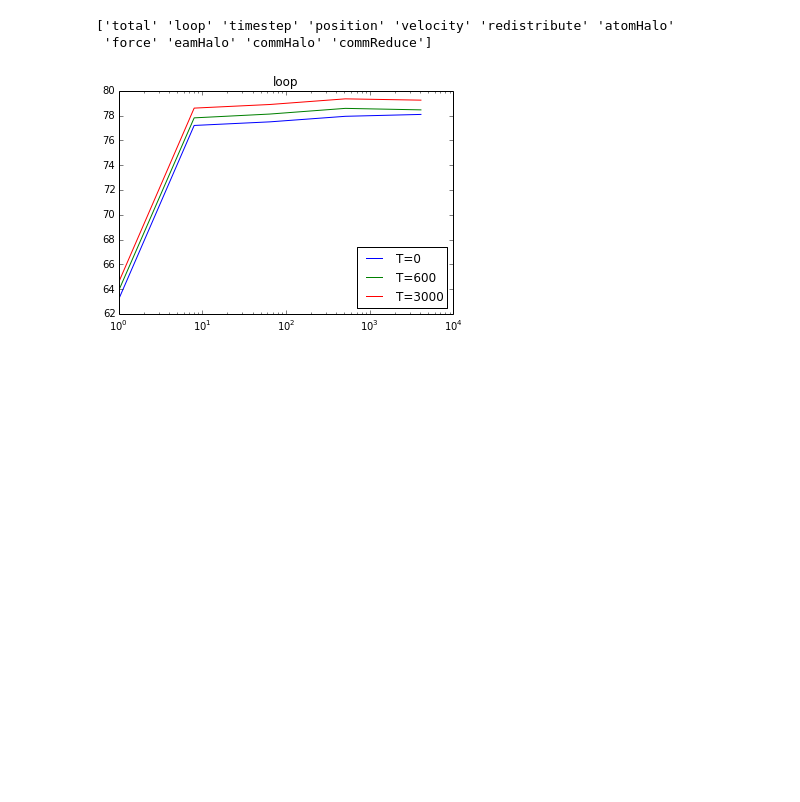
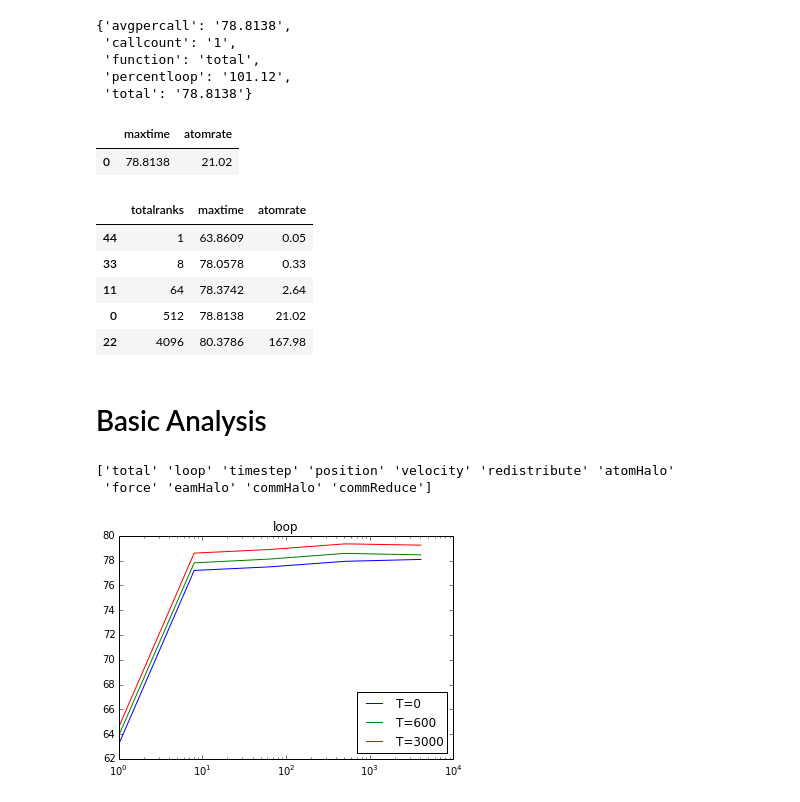
Before and after one commit to shigh/CoMD, a Jupyter notebook: parse-yaml.ipynb, the cells around one changed output. Drawn from its saved outputs; the diff is of its cells as text; code cells hidden in the pictures; blank space fills up the shorter version.

Commit message:
Added some ResultsParser examples.

```diff
--- a/parse-yaml.ipynb
+++ b/parse-yaml.ipynb
@@ -9,0 +12,2 @@ from glob import glob
+# %%
+example_files = glob(r"./scale/weak-small/*.yaml")
@@ -10,3 +45,34 @@ from glob import glob
+# %%
+# Get a list of dicts holding the results for rank 0
+rp.r0_res[0]
+# %% [output]
+{'avgpercall': '78.8138',
+ 'callcount': '1',
+ 'function': 'total',
+ 'percentloop': '101.12',
+ 'total': '78.8138'}
+# %%
+# Get a pandas data frame of the results
+# (Same for rp.results_r0)
+df = rp.results_all_ranks()
+df[df.function=="total"][["maxtime","atomrate"]]
+# %% [output]
+|  | maxtime | atomrate |
+| 0 | 78.8138 | 21.02 |
+# %%
+# Get a dataframe holding results from many files
+df = results_df(example_files)
+df = df[df.function=="total"].sort("totalranks")
+df[["totalranks","maxtime","atomrate"]]
+# %% [output]
+|  | totalranks | maxtime | atomrate |
+| 44 | 1 | 63.8609 | 0.05 |
+| 33 | 8 | 78.0578 | 0.33 |
+| 11 | 64 | 78.3742 | 2.64 |
+| 0 | 512 | 78.8138 | 21.02 |
+| 22 | 4096 | 80.3786 | 167.98 |
+# %% [markdown]
+# Basic Analysis
 # %%
 results_weak     = glob(r"./scale/weak-small/*.yaml")
 results_weak_600 = glob(r"./scale/weak-small-600/*.yaml")
```
Also changed, not shown: parts of 4 cells of this notebook.
